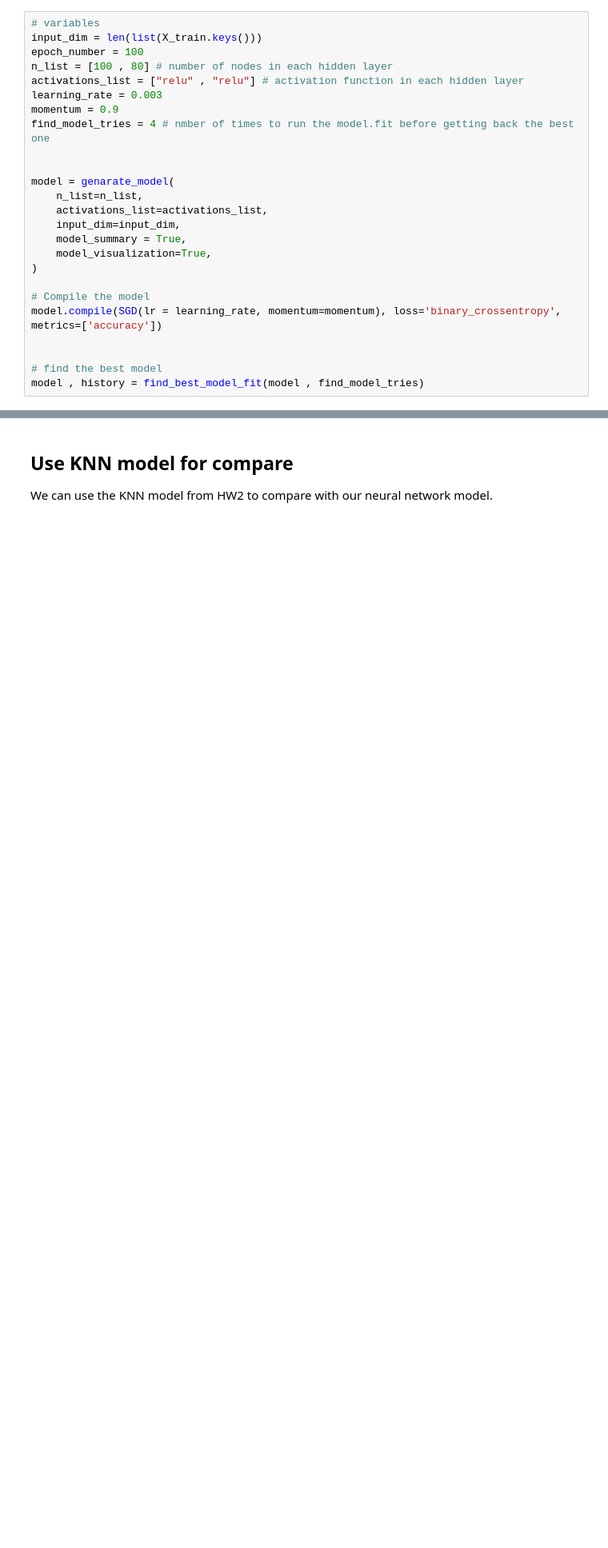
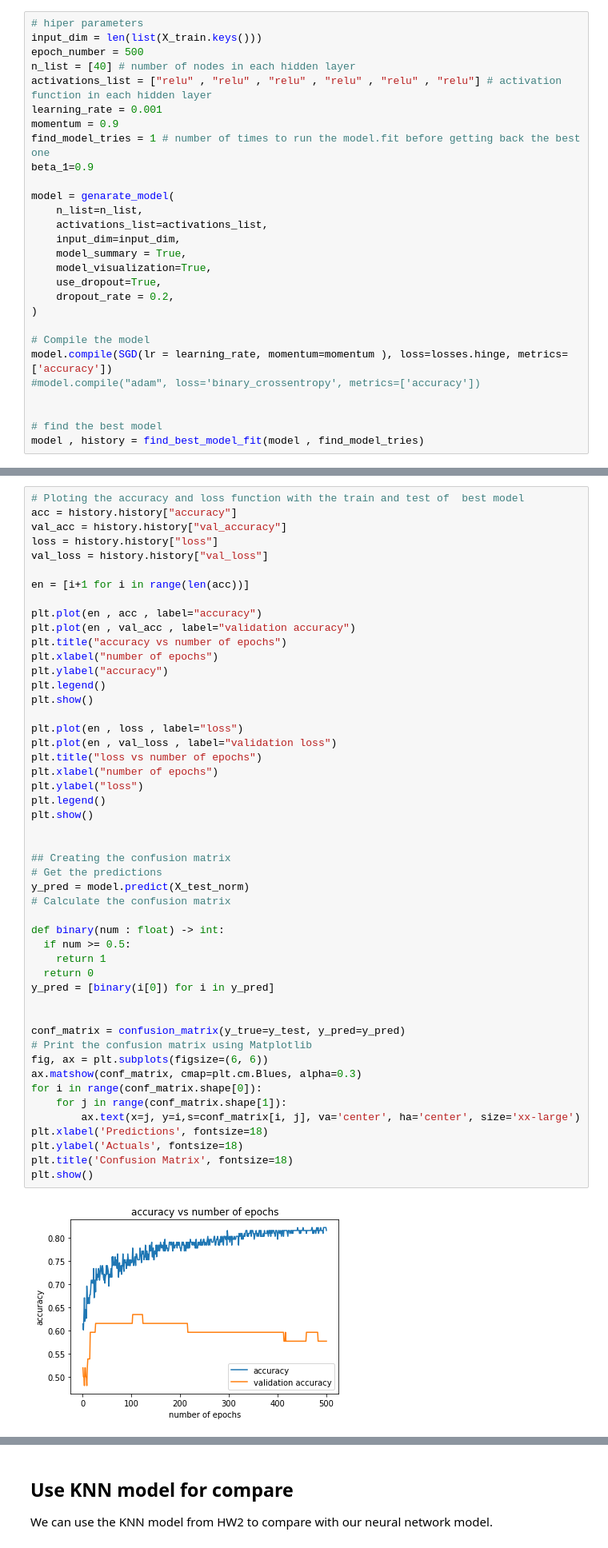
Before and after one commit to ofryma/intro-to-AI, a Jupyter notebook: hw/data_mining_project/cancer_dignose/cancer_nn.ipynb, the cells around one changed output, grey strips where cells are left out. Shown at 80% size. Drawn from its saved outputs; the diff is of its cells as text; blank space fills up the shorter version.

```diff
--- a/hw/data_mining_project/cancer_dignose/cancer_nn.ipynb
+++ b/hw/data_mining_project/cancer_dignose/cancer_nn.ipynb
@@ -247,13 +293,13 @@ Using 39 features out of 123
 # %%
-# variables
+# hiper parameters
 input_dim = len(list(X_train.keys()))
-epoch_number = 100
-n_list = [100 , 80] # number of nodes in each hidden layer
-activations_list = ["relu" , "relu"] # activation function in each hidden layer
-learning_rate = 0.003
+epoch_number = 500
+n_list = [40] # number of nodes in each hidden layer
+activations_list = ["relu" , "relu" , "relu" , "relu" , "relu" , "relu"] # activation function in each hidden layer
+learning_rate = 0.001
 momentum = 0.9
-find_model_tries = 4 # nmber of times to run the model.fit before getting back the best one
-
+find_model_tries = 1 # number of times to run the model.fit before getting back the best one
+beta_1=0.9
 
 model = genarate_model(
     n_list=n_list,
@@ -261,10 +307,13 @@ model = genarate_model(
     input_dim=input_dim,
     model_summary = True,
     model_visualization=True,
+    use_dropout=True,
+    dropout_rate = 0.2,
 )
 
 # Compile the model
-model.compile(SGD(lr = learning_rate, momentum=momentum), loss='binary_crossentropy', metrics=['accuracy'])
+model.compile(SGD(lr = learning_rate, momentum=momentum ), loss=losses.hinge, metrics=['accuracy'])
+#model.compile("adam", loss='binary_crossentropy', metrics=['accuracy'])
 
 
 # find the best model
@@ -289,0 +344,51 @@ Best model accuracy :  0.6956521739130435
+# %%
+# Ploting the accuracy and loss function with the train and test of  best model
+acc = history.history["accuracy"]
+val_acc = history.history["val_accuracy"]
+loss = history.history["loss"]
+val_loss = history.history["val_loss"]
+
+en = [i+1 for i in range(len(acc))]
+
+plt.plot(en , acc , label="accuracy")
+plt.plot(en , val_acc , label="validation accuracy")
+plt.title("accuracy vs number of epochs")
+plt.xlabel("number of epochs")
+plt.ylabel("accuracy")
+plt.legend()
+plt.show()
+
+plt.plot(en , loss , label="loss")
+plt.plot(en , val_loss , label="validation loss")
+plt.title("loss vs number of epochs")
+plt.xlabel("number of epochs")
+plt.ylabel("loss")
+plt.legend()
+plt.show()
+
+
+## Creating the confusion matrix
+# Get the predictions
+y_pred = model.predict(X_test_norm)
+# Calculate the confusion matrix
+
+def binary(num : float) -> int:
+  if num >= 0.5:
+    return 1
+  return 0
+y_pred = [binary(i[0]) for i in y_pred]
+
+
+conf_matrix = confusion_matrix(y_true=y_test, y_pred=y_pred)
+# Print the confusion matrix using Matplotlib
+fig, ax = plt.subplots(figsize=(6, 6))
+ax.matshow(conf_matrix, cmap=plt.cm.Blues, alpha=0.3)
+for i in range(conf_matrix.shape[0]):
+    for j in range(conf_matrix.shape[1]):
+        ax.text(x=j, y=i,s=conf_matrix[i, j], va='center', ha='center', size='xx-large')
+plt.xlabel('Predictions', fontsize=18)
+plt.ylabel('Actuals', fontsize=18)
+plt.title('Confusion Matrix', fontsize=18)
+plt.show()
+# %% [output]
+[figure, added]
```
Also changed, not shown: parts of 17 cells of this notebook, 2 other files.
